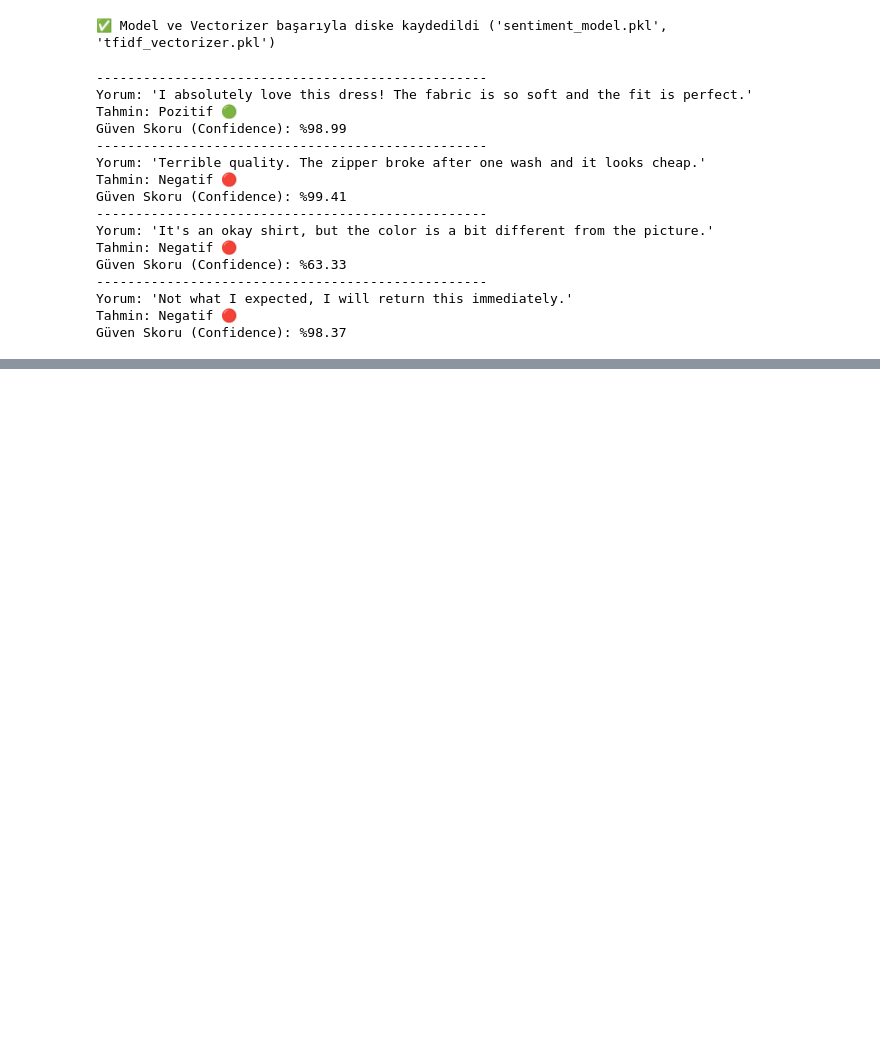
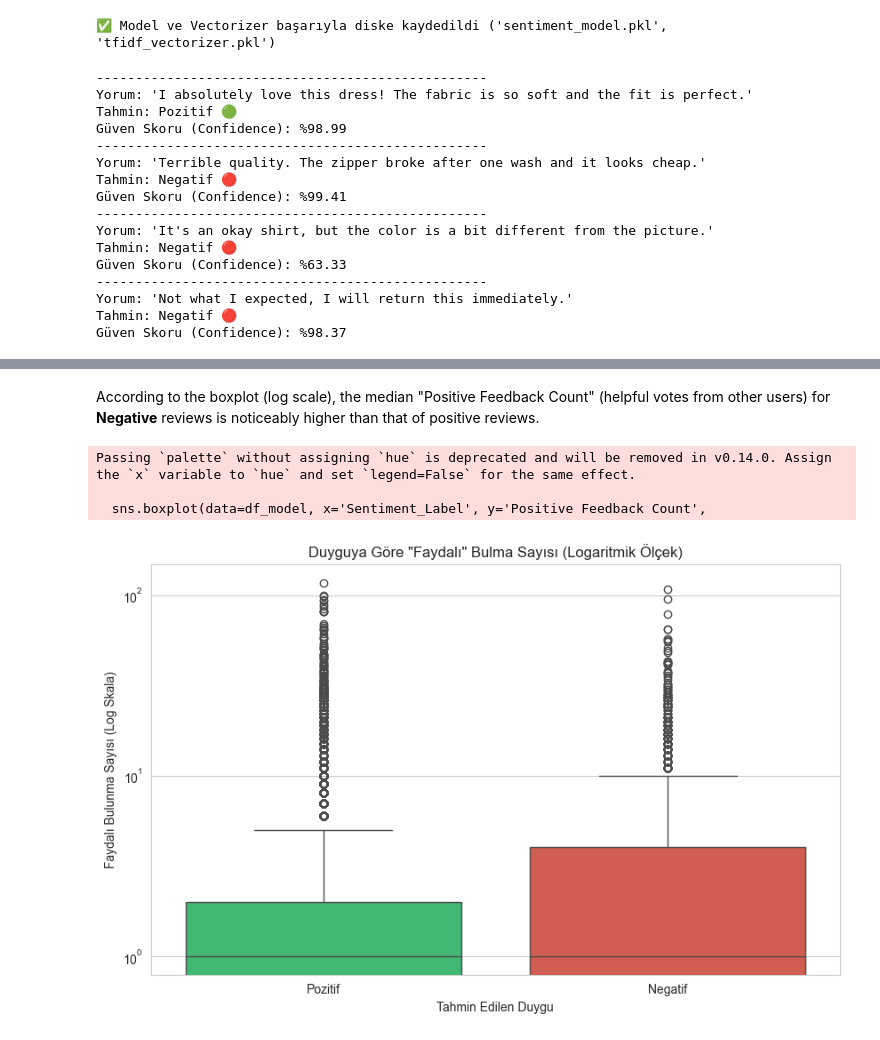
Before and after one commit to nuhmetehan/e-commerce-sentiment-analysis, a Jupyter notebook: notebook/project_main.ipynb, the cells around one changed output, grey strips where cells are left out. Saved outputs shown, nothing was run; the diff lists cells and outputs as text; code cells hidden in the pictures; blank space fills up the shorter version.

```diff
--- a/notebook/project_main.ipynb
+++ b/notebook/project_main.ipynb
@@ -352,0 +396,18 @@ Güven Skoru (Confidence): %98.37
+# %% [markdown]
+According to the boxplot (log scale), the median "Positive Feedback Count" (helpful votes from other users) for **Negative** reviews is noticeably higher than that of positive reviews.
+# %%
+# --- ADIM 8.3: Duyguya Göre 'Faydalı' (Positive Feedback Count) Puanı ---
+plt.figure(figsize=(10, 6))
+sns.boxplot(data=df_model, x='Sentiment_Label', y='Positive Feedback Count',
+            palette={'Pozitif': '#2ecc71', 'Negatif': '#e74c3c'})
+
+plt.yscale('log') # Y eksenini logaritmik yapıyoruz çünkü bazı yorumlar çok fazla puan almış, grafiği ezer.
+plt.title('Duyguya Göre "Faydalı" Bulma Sayısı (Logaritmik Ölçek)')
+plt.xlabel('Tahmin Edilen Duygu')
+plt.ylabel('Faydalı Bulunma Sayısı (Log Skala)')
+plt.show()
+# %% [output]
+Passing `palette` without assigning `hue` is deprecated and will be removed in v0.14.0. Assign the `x` variable to `hue` and set `legend=False` for the same effect.
+
+  sns.boxplot(data=df_model, x='Sentiment_Label', y='Positive Feedback Count',
+[figure, added]
```
Also changed, not shown: parts of 5 cells of this notebook.
